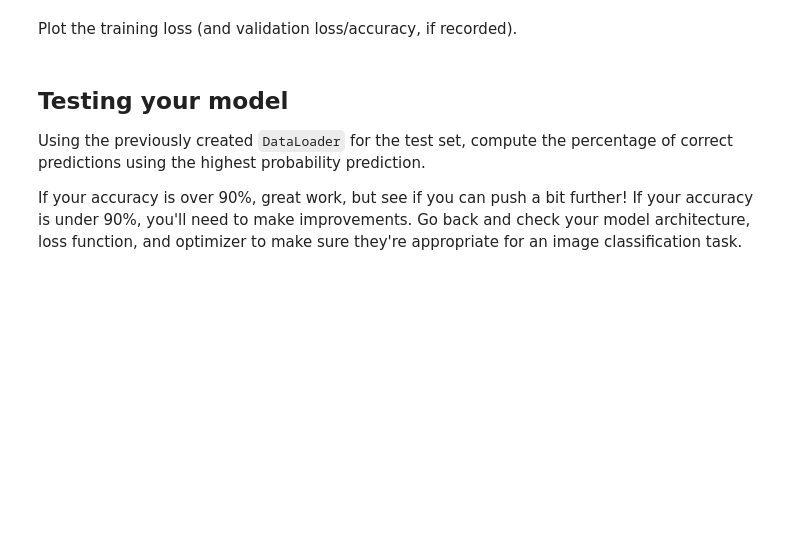
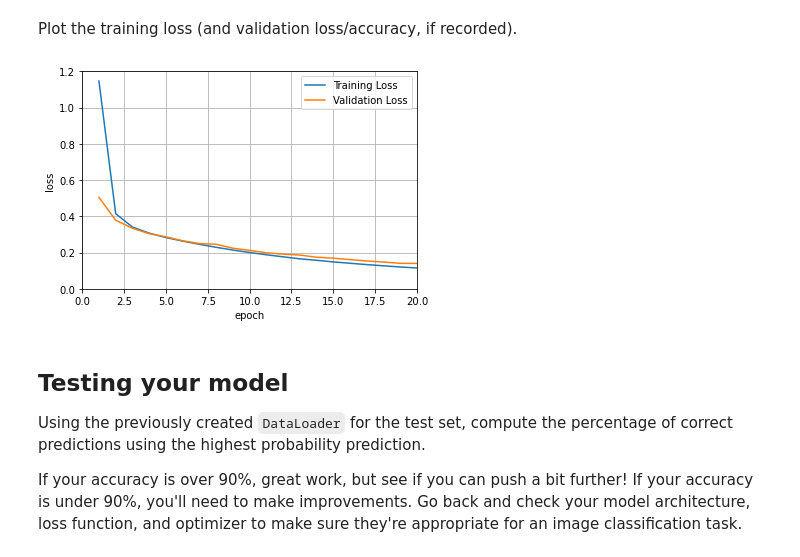
Before and after one commit to frankgolub/deep-learning-v2-pytorch, a Jupyter notebook: projects/MNIST_Handwritten_Digits-STARTER.ipynb, the cells around one changed output. Cells and saved outputs as stored; diff of their text form; code cells hidden in the pictures; blank space fills up the shorter version.

```diff
--- a/projects/MNIST_Handwritten_Digits-STARTER.ipynb
+++ b/projects/MNIST_Handwritten_Digits-STARTER.ipynb
@@ -141,7 +174,7 @@ model.to(device)
 criterion = nn.CrossEntropyLoss()
 
 # specify optimizer
-optimizer = torch.optim.SGD(model.parameters(), lr=0.01)
+optimizer = optim.SGD(model.parameters(), lr=0.01)
 # %% [output]
 Net(
   (fc1): Linear(in_features=784, out_features=256, bias=True)
@@ -213,0 +255,2 @@ Epoch: 30       Training Loss: 0.053457
+# %%
+train_loss_vector, valid_loss_vector = train(n_epochs=20)
@@ -218,3 +280,16 @@ Plot the training loss (and validation loss/accuracy, if recorded).
+# %%
+## YOUR CODE HERE ##
+epoch_num = np.linspace(1, len(train_loss_vector), num=len(train_loss_vector))
+plt.plot(epoch_num, train_loss_vector, label='Training Loss')
+plt.plot(epoch_num, valid_loss_vector, label='Validation Loss')
+plt.xlabel("epoch")
+plt.ylabel("loss")
+plt.grid(visible=True)
+plt.xlim([0, len(train_loss_vector)]);
+plt.ylim([0, 1.2]);
+plt.legend();
+# %% [output]
+[figure, added]
 # %% [markdown]
 ## Testing your model
 Using the previously created `DataLoader` for the test set, compute the percentage of correct predictions using the highest probability prediction.
```
Also changed, not shown: parts of 11 cells of this notebook.
